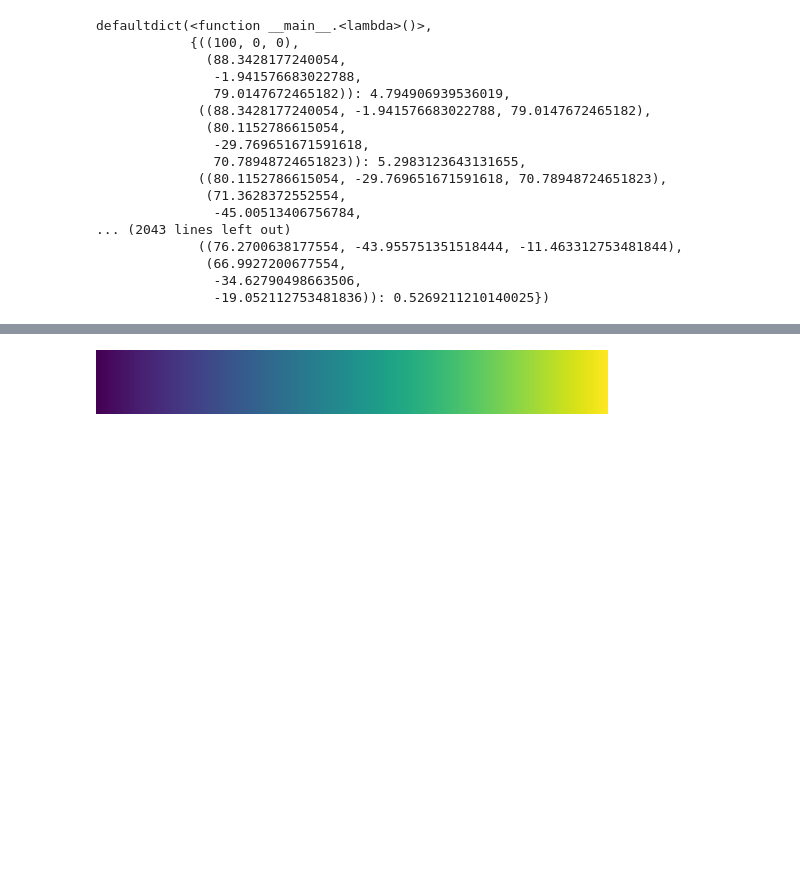
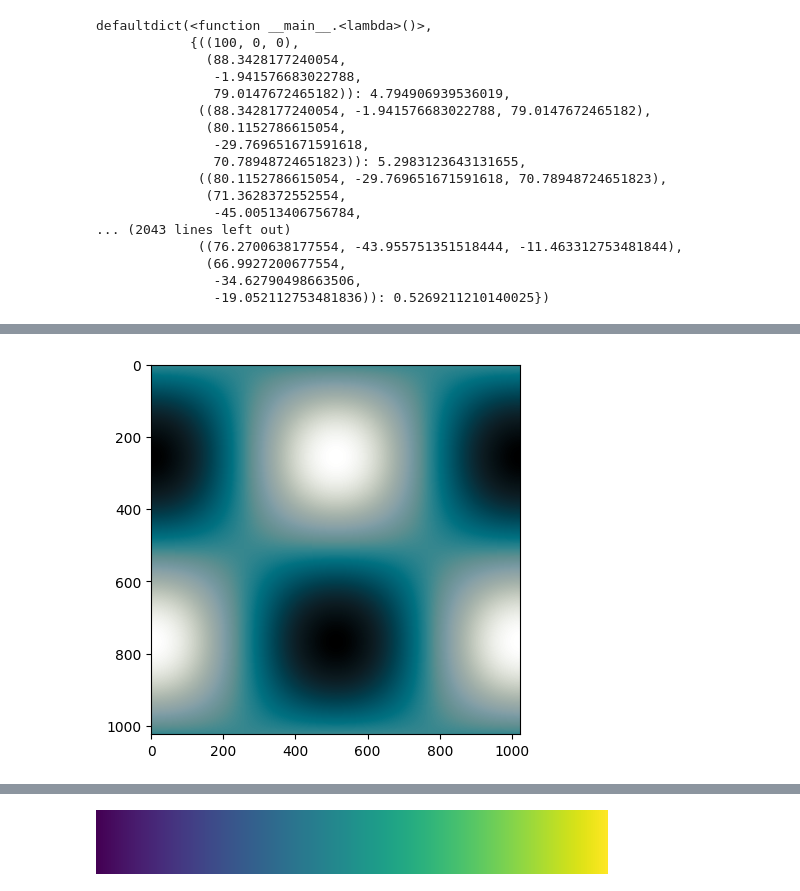
Before and after one commit to matthhong/cieran, a Jupyter notebook: test.ipynb, the cells around one changed output, grey strips where cells are left out. Drawn from its saved outputs; the diff is of its cells as text; code cells hidden in the pictures; blank space fills up the shorter version.

```diff
--- a/test.ipynb
+++ b/test.ipynb
@@ -204 +204,5 @@ draw_chart(trajectory.ramp)
+# %%
+draw_chart(traj.ramp)
+# %% [output]
+[figure, added]
 # %%
```
Also changed, not shown: parts of 10 cells of this notebook, 1 other file.
